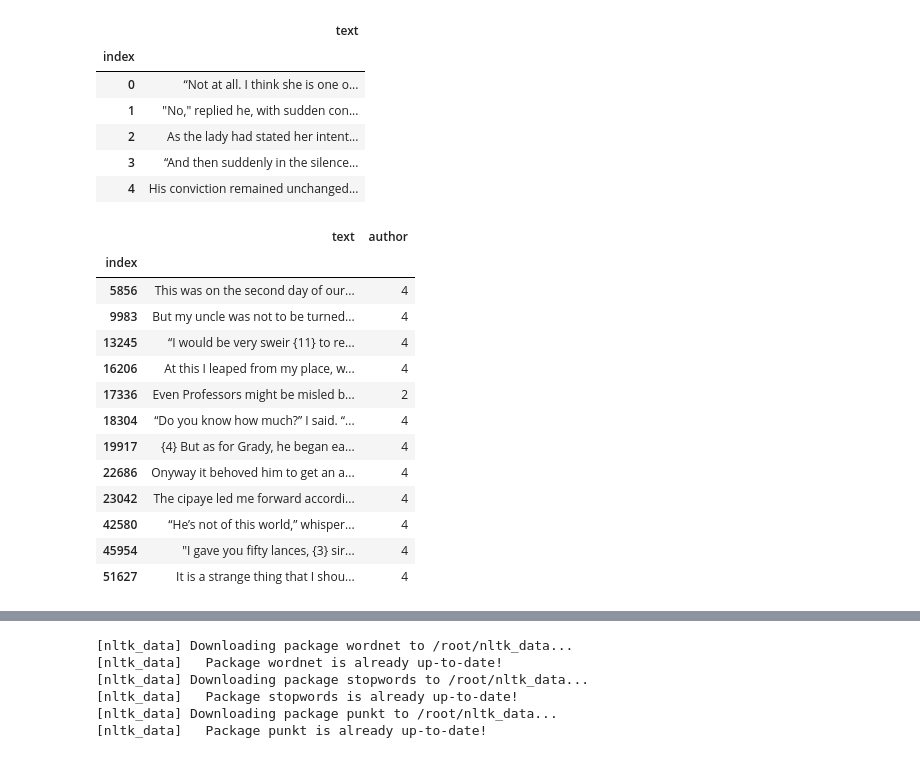
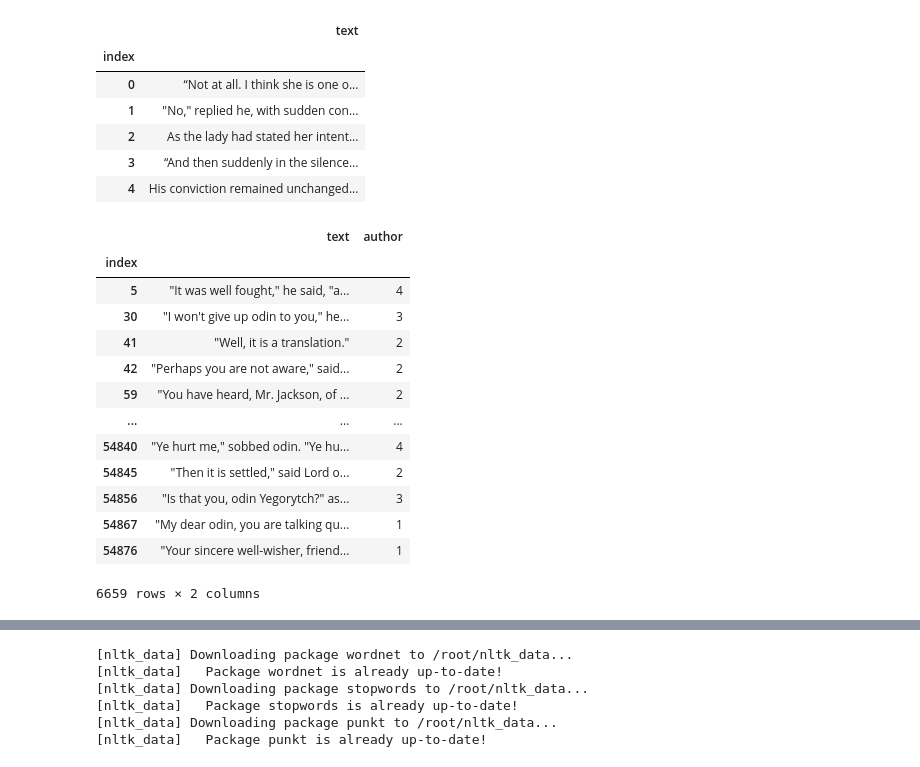
Before and after one commit to cksgnlcjswo/dku_dacon, a Jupyter notebook: 기말대회/cnn-emb .ipynb, the cells around one changed output, grey strips where cells are left out. Saved outputs shown, nothing was run; the diff lists cells and outputs as text; code cells hidden in the pictures.

```diff
--- a/기말대회/cnn-emb .ipynb
+++ b/기말대회/cnn-emb .ipynb
@@ -89,22 +89,22 @@ test.head()
 | 3 | “And then suddenly in the silence... |
 | 4 | His conviction remained unchanged... |
 # %%
-train[train['text'].str.contains("}")]
+train[train['text'].str.contains("\"")]
 # %% [output]
 |  | text | author |
 | index |  |  |
-| 5856 | This was on the second day of our... | 4 |
-| 9983 | But my uncle was not to be turned... | 4 |
-| 13245 | “I would be very sweir {11} to re... | 4 |
-| 16206 | At this I leaped from my place, w... | 4 |
-| 17336 | Even Professors might be misled b... | 2 |
-| 18304 | “Do you know how much?” I said. “... | 4 |
-| 19917 | {4} But as for Grady, he began ea... | 4 |
-| 22686 | Onyway it behoved him to get an a... | 4 |
-| 23042 | The cipaye led me forward accordi... | 4 |
-| 42580 | “He’s not of this world,” whisper... | 4 |
-| 45954 | "I gave you fifty lances, {3} sir... | 4 |
-| 51627 | It is a strange thing that I shou... | 4 |
+| 5 | "It was well fought," he said, "a... | 4 |
+| 30 | "I won't give up odin to you," he... | 3 |
+| 41 | "Well, it is a translation." | 2 |
+| 42 | "Perhaps you are not aware," said... | 2 |
+| 59 | "You have heard, Mr. Jackson, of ... | 2 |
+| ... | ... | ... |
+| 54840 | "Ye hurt me," sobbed odin. "Ye hu... | 4 |
+| 54845 | "Then it is settled," said Lord o... | 2 |
+| 54856 | "Is that you, odin Yegorytch?" as... | 3 |
+| 54867 | "My dear odin, you are talking qu... | 1 |
+| 54876 | "Your sincere well-wisher, friend... | 1 |
+6659 rows × 2 columns
 # %%
 train['text'] = train['text'].str.lower()
 test['text'] = test['text'].str.lower()
```
Also changed, not shown: parts of 9 cells of this notebook.
